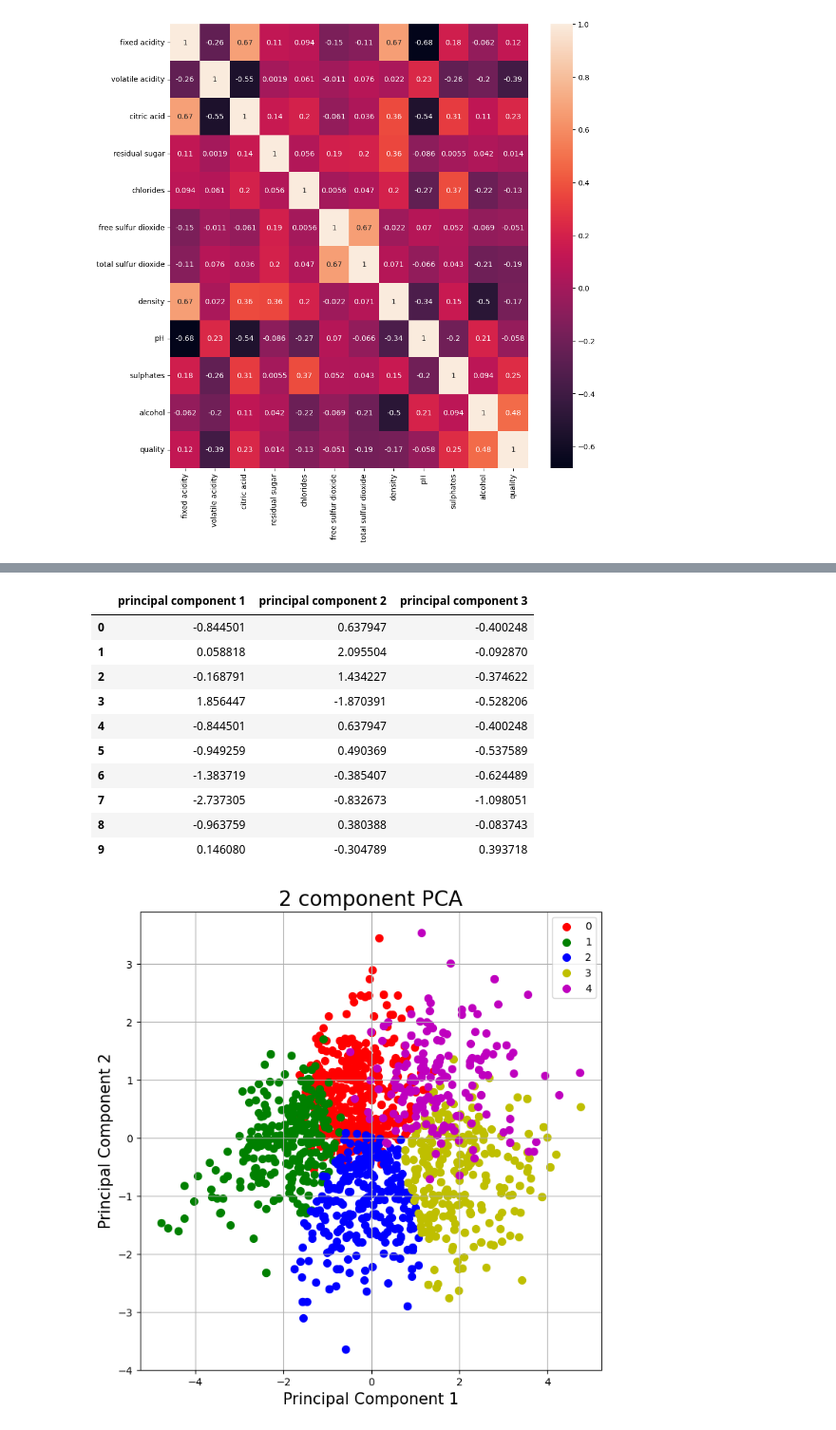
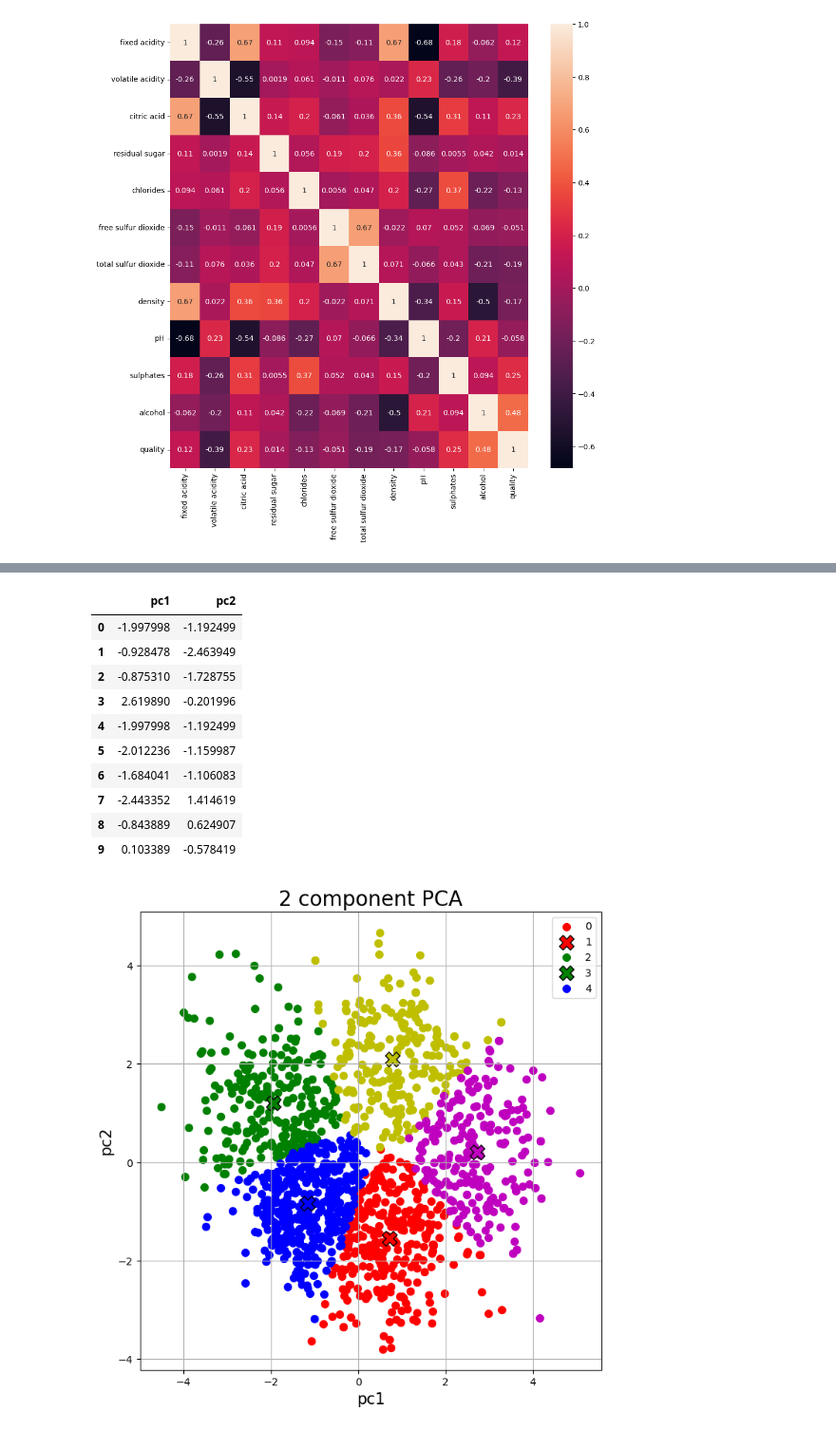
Before and after one commit to PIP-Bravo/wine-clustering, a Jupyter notebook: notebook/Wine_Clustering_Unsupervised.ipynb, the cells around one changed output, grey strips where cells are left out. Shown at 95% size. Saved outputs shown, nothing was run; the diff lists cells and outputs as text; code cells hidden in the pictures.

```diff
--- a/notebook/Wine_Clustering_Unsupervised.ipynb
+++ b/notebook/Wine_Clustering_Unsupervised.ipynb
@@ -236,43 +207,54 @@ plt.show()
 # %%
 from typing_extensions import final
 
-X_scaled = StandardScaler().fit_transform(df_wine_new)
-pca = PCA(n_components=3)
-principalComponents = pca.fit_transform(X_scaled)
-principalDf = pd.DataFrame(data = principalComponents, columns = ['principal component 1', 'principal component 2', 'principal component 3'])
-principalDf.head(10)
+X_scaled = StandardScaler().fit_transform(df_wine)
+pca = PCA(n_components=2)
+pcaComponents = pca.fit_transform(X_scaled)
+pcaDf = pd.DataFrame(data = pcaComponents, columns = ['pc1', 'pc2'])
+pcaDf.head(10)
 # %% [output]
-|  | principal component 1 | principal component 2 | principal component 3 |
-| 0 | -0.844501 | 0.637947 | -0.400248 |
-| 1 | 0.058818 | 2.095504 | -0.092870 |
-| 2 | -0.168791 | 1.434227 | -0.374622 |
-| 3 | 1.856447 | -1.870391 | -0.528206 |
-| 4 | -0.844501 | 0.637947 | -0.400248 |
-| 5 | -0.949259 | 0.490369 | -0.537589 |
-| 6 | -1.383719 | -0.385407 | -0.624489 |
-| 7 | -2.737305 | -0.832673 | -1.098051 |
-| 8 | -0.963759 | 0.380388 | -0.083743 |
-| 9 | 0.146080 | -0.304789 | 0.393718 |
+|  | pc1 | pc2 |
+| 0 | -1.997998 | -1.192499 |
+| 1 | -0.928478 | -2.463949 |
+| 2 | -0.875310 | -1.728755 |
+| 3 | 2.619890 | -0.201996 |
+| 4 | -1.997998 | -1.192499 |
+| 5 | -2.012236 | -1.159987 |
+| 6 | -1.684041 | -1.106083 |
+| 7 | -2.443352 | 1.414619 |
+| 8 | -0.843889 | 0.624907 |
+| 9 | 0.103389 | -0.578419 |
 # %%
 Model = KMeans(n_clusters = 5, n_init='auto', init='k-means++', max_iter=1000)
-Model.fit(principalDf)
-label = Model.predict(principalDf)
+Model.fit(pcaDf)
+label = Model.predict(pcaDf)
 # %%
 fig = plt.figure(figsize = (8,8))
 ax = fig.add_subplot(1,1,1)
-ax.set_xlabel('Principal Component 1', fontsize = 15)
-ax.set_ylabel('Principal Component 2', fontsize = 15)
+ax.set_xlabel('pc1', fontsize = 15)
+ax.set_ylabel('pc2', fontsize = 15)
 ax.set_title('2 component PCA', fontsize = 20)
 targets = [0, 1, 2, 3, 4]
 colors = ['r', 'g', 'b', 'y', 'm']
 for target, color in zip(targets, colors):
-    cluster_data = principalDf[label == target]
-    ax.scatter(x=cluster_data['principal component 1'],
-               y=cluster_data['principal component 2'],
-              #  z=
+    cluster_data = pcaDf[label == target]
+    ax.scatter(x=cluster_data['pc1'],
+               y=cluster_data['pc2'],
                c = color,
                s = 50)
+
+    centroid = cluster_data[['pc1', 'pc2']].mean()
+
+    ax.scatter(
+        x=centroid['pc1'],
+        y=centroid['pc2'],
+        c=color,
+        s=200,
+        marker='X',
+        edgecolor='black',
+        label=f"Centroid {target}"
+    )
 ax.legend(targets)
 ax.grid()
 # %% [output]
-[figure, old version]
+[figure, new version]
```
Also changed, not shown: parts of 28 cells of this notebook.
